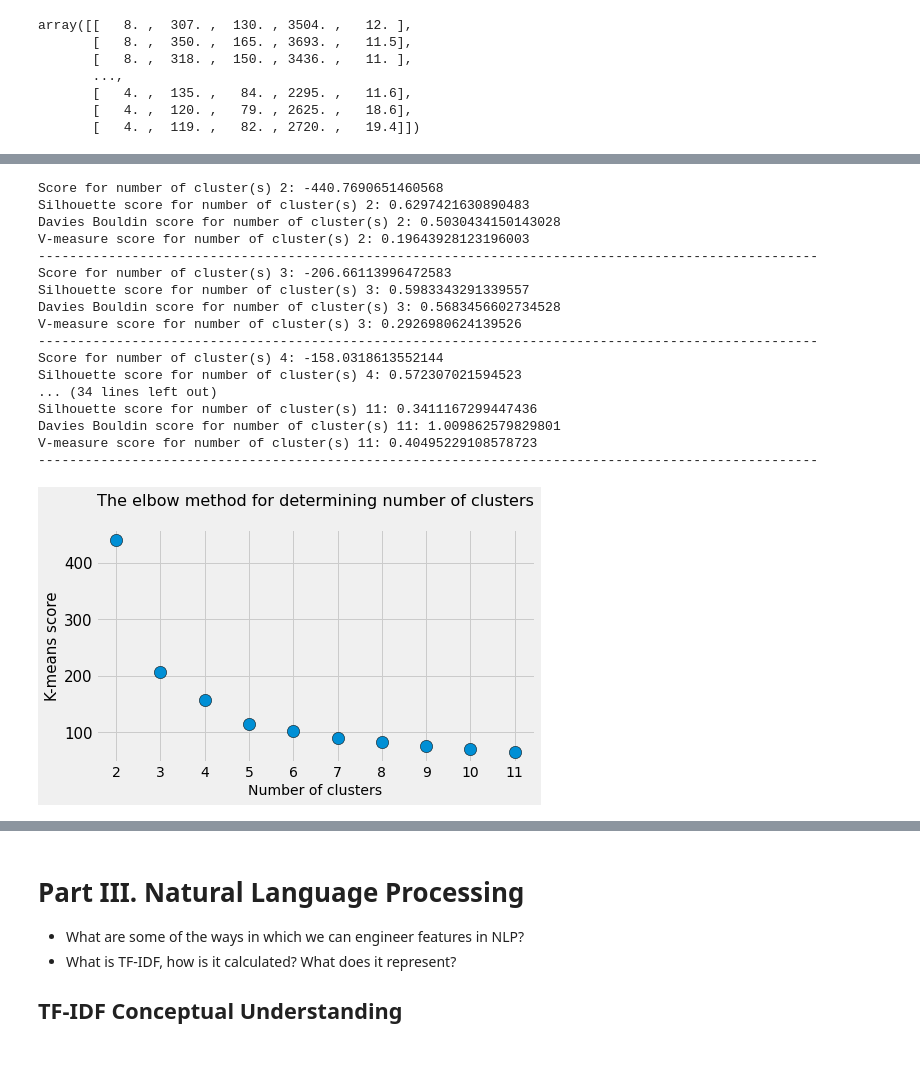
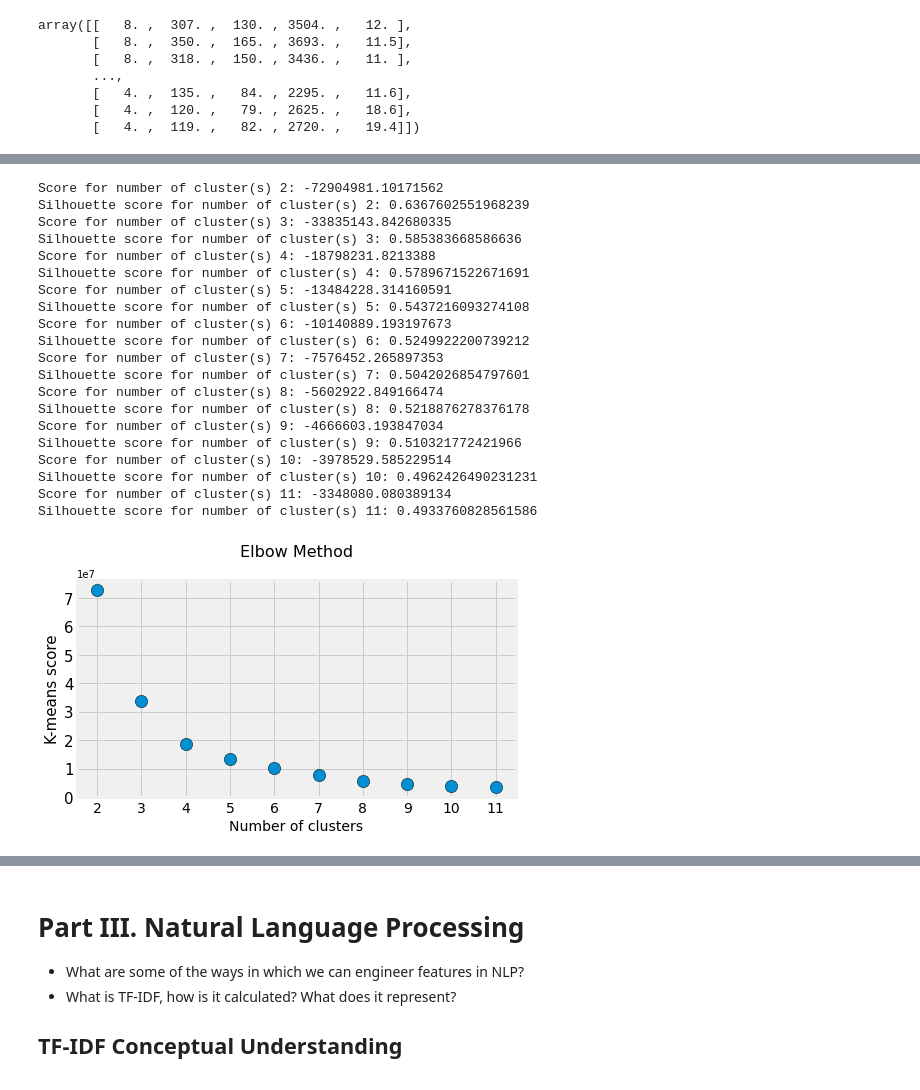
Before and after one commit to Astroraf/Phase-4-Review, a Jupyter notebook: Phase4Review.ipynb, the cells around one changed output, grey strips where cells are left out. Drawn from its saved outputs; the diff is of its cells as text; code cells hidden in the pictures.

```diff
--- a/Phase4Review.ipynb
+++ b/Phase4Review.ipynb
@@ -275,57 +276,49 @@ array([1, 1, 1, 1, 1, 1, 1, 1, 1, 1, 1, 1, 1, 1, 0, 2, 2, 2, 0, 0, 0, 0,
 # %%
-from sklearn.metrics import silhouette_score, davies_bouldin_score, v_measure_score
+from sklearn.metrics import silhouette_score
 
 km_scores = []
 km_silhouette = []
-vmeasure_score = []
-db_score = []
+
 for i in range(2, 12):
     km = KMeans(n_clusters=i, random_state=42).fit(X)
     preds = km.predict(X)
-
     print("Score for number of cluster(s) {}: {}".format(i,km.score(X)))
     km_scores.append(-km.score(X))
 
-    silhouette = silhouette_score(X,preds)
+    silhouette = silhouette_score(X, preds)
     km_silhouette.append(silhouette)
-    print("Silhouette score for number of cluster(s) {}: {}".format(i,silhouette))
-
-    db = davies_bouldin_score(X,preds)
-    db_score.append(db)
-    print("Davies Bouldin score for number of cluster(s) {}: {}".format(i,db))
-
-    v_measure = v_measure_score(y,preds)
-    vmeasure_score.append(v_measure)
-    print("V-measure score for number of cluster(s) {}: {}".format(i,v_measure))
-    print("-"*100)
+    print("Silhouette score for number of cluster(s) {}: {}".format(i, silhouette))
 # %% [output]
-Score for number of cluster(s) 2: -440.7690651460568
-Silhouette score for number of cluster(s) 2: 0.6297421630890483
-Davies Bouldin score for number of cluster(s) 2: 0.5030434150143028
-V-measure score for number of cluster(s) 2: 0.19643928123196003
-----------------------------------------------------------------------------------------------------
-Score for number of cluster(s) 3: -206.66113996472583
-Silhouette score for number of cluster(s) 3: 0.5983343291339557
-Davies Bouldin score for number of cluster(s) 3: 0.5683456602734528
-V-measure score for number of cluster(s) 3: 0.2926980624139526
-----------------------------------------------------------------------------------------------------
-Score for number of cluster(s) 4: -158.0318613552144
-Silhouette score for number of cluster(s) 4: 0.572307021594523
-... (34 lines left out)
-Silhouette score for number of cluster(s) 11: 0.3411167299447436
-Davies Bouldin score for number of cluster(s) 11: 1.009862579829801
-V-measure score for number of cluster(s) 11: 0.40495229108578723
-----------------------------------------------------------------------------------------------------
+Score for number of cluster(s) 2: -72904981.10171562
+Silhouette score for number of cluster(s) 2: 0.6367602551968239
+Score for number of cluster(s) 3: -33835143.842680335
+Silhouette score for number of cluster(s) 3: 0.585383668586636
+Score for number of cluster(s) 4: -18798231.8213388
+Silhouette score for number of cluster(s) 4: 0.5789671522671691
+Score for number of cluster(s) 5: -13484228.314160591
+Silhouette score for number of cluster(s) 5: 0.5437216093274108
+Score for number of cluster(s) 6: -10140889.193197673
+Silhouette score for number of cluster(s) 6: 0.5249922200739212
+Score for number of cluster(s) 7: -7576452.265897353
+Silhouette score for number of cluster(s) 7: 0.5042026854797601
+Score for number of cluster(s) 8: -5602922.849166474
+Silhouette score for number of cluster(s) 8: 0.5218876278376178
+Score for number of cluster(s) 9: -4666603.193847034
+Silhouette score for number of cluster(s) 9: 0.510321772421966
+Score for number of cluster(s) 10: -3978529.585229514
+Silhouette score for number of cluster(s) 10: 0.4962426490231231
+Score for number of cluster(s) 11: -3348080.080389134
+Silhouette score for number of cluster(s) 11: 0.4933760828561586
 # %%
 plt.figure(figsize=(7,4))
-plt.title("The elbow method for determining number of clusters\n",fontsize=16)
-plt.scatter(x=[i for i in range(2,12)],y=km_scores,s=150,edgecolor='k')
+plt.title("Elbow Method\n", fontsize=16)
+plt.scatter(x=[i for i in range(2,12)], y=km_scores, s=150, edgecolor='k')
 plt.grid(True)
-plt.xlabel("Number of clusters",fontsize=14)
-plt.ylabel("K-means score",fontsize=15)
-plt.xticks([i for i in range(2,12)],fontsize=14)
+plt.xlabel("Number of clusters", fontsize=14)
+plt.ylabel("K-means score", fontsize=15)
+plt.xticks([i for i in range(2,12)], fontsize=14)
 plt.yticks(fontsize=15)
 plt.show()
 # %% [output]
-[figure, old version]
+[figure, new version]
 # %%
```
Also changed, not shown: parts of 13 cells of this notebook.
